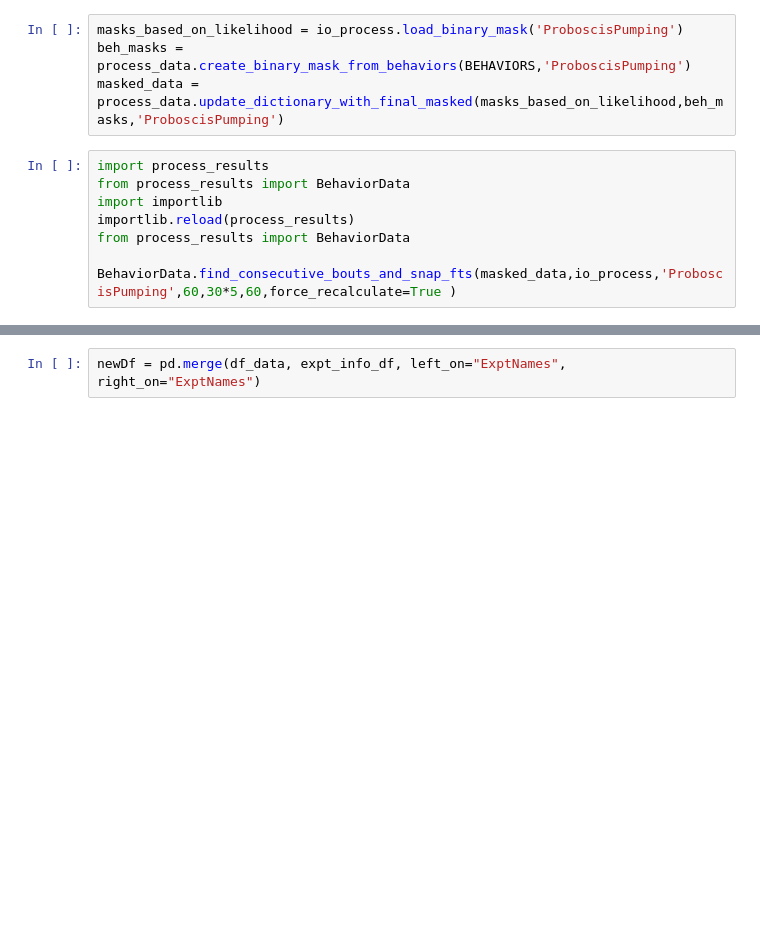
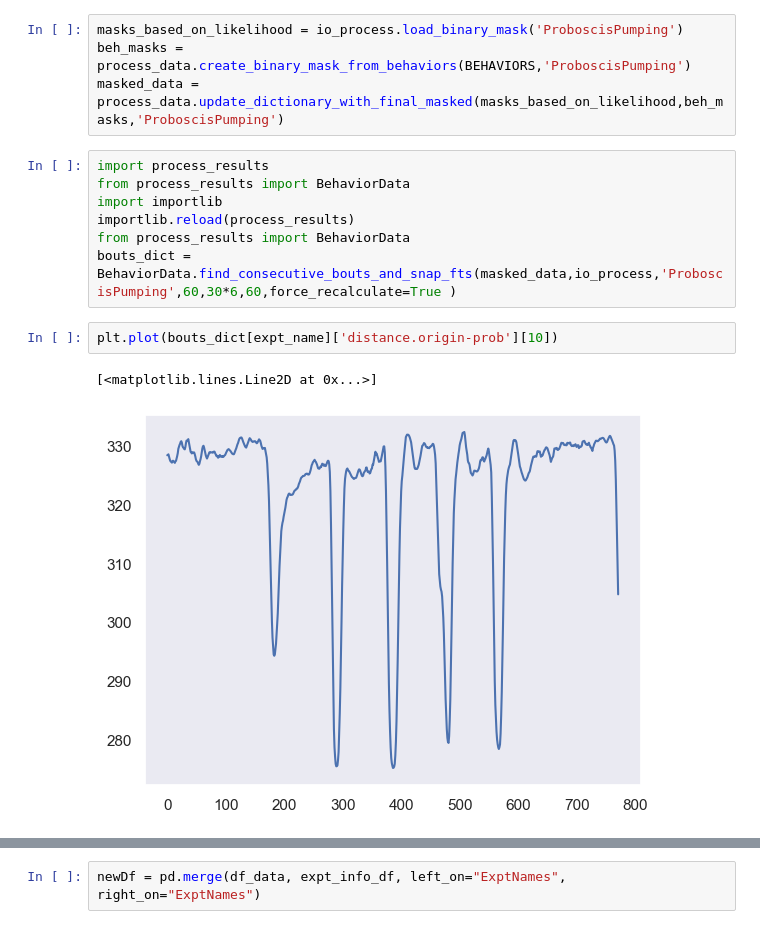
Before and after one commit to bo1929/basty, a Jupyter notebook: scripts/paper_figures/generate_figures.ipynb, the cells around one changed output, grey strips where cells are left out. Drawn from its saved outputs; the diff is of its cells as text; blank space fills up the shorter version.

```diff
--- a/scripts/paper_figures/generate_figures.ipynb
+++ b/scripts/paper_figures/generate_figures.ipynb
@@ -64,5 +82,9 @@ from process_results import BehaviorData
 import importlib
 importlib.reload(process_results)
 from process_results import BehaviorData
-
-BehaviorData.find_consecutive_bouts_and_snap_fts(masked_data,io_process,'ProboscisPumping',60,30*5,60,force_recalculate=True )
+bouts_dict = BehaviorData.find_consecutive_bouts_and_snap_fts(masked_data,io_process,'ProboscisPumping',60,30*6,60,force_recalculate=True )
+# %%
+plt.plot(bouts_dict[expt_name]['distance.origin-prob'][10])
+# %% [output]
+[<matplotlib.lines.Line2D at 0x...>]
+[figure, added]
```
Also changed, not shown: parts of 4 cells of this notebook, 1 other file.
